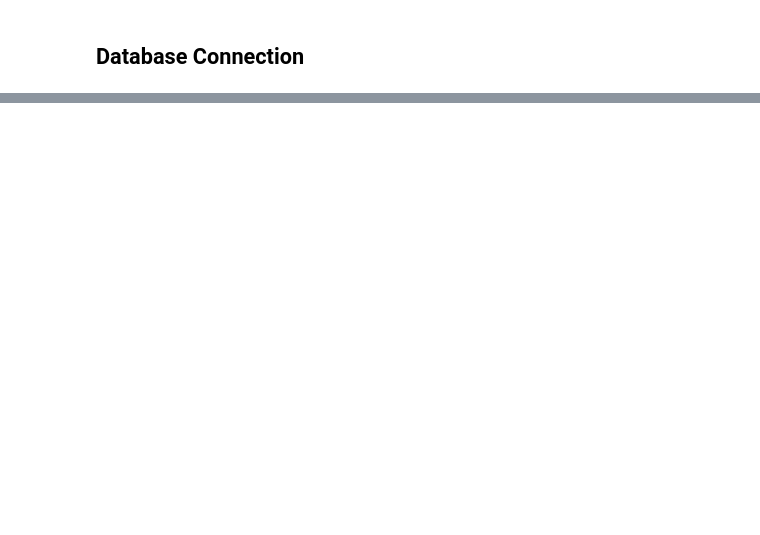
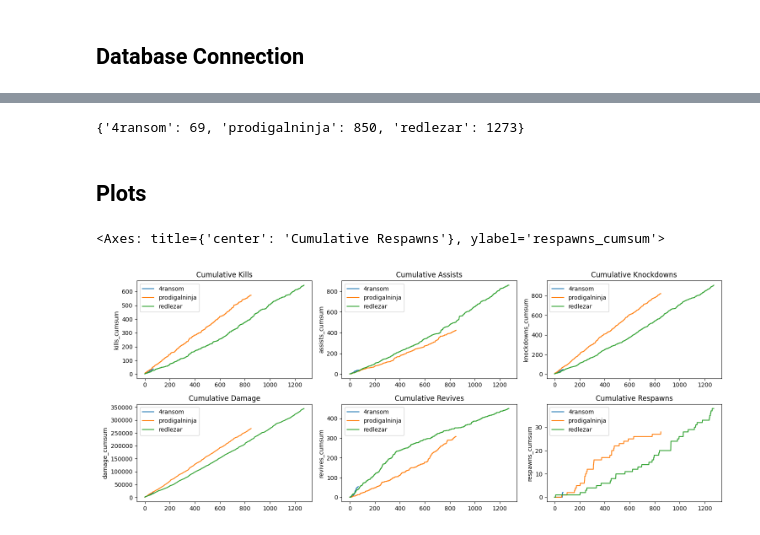
Before and after one commit to eqnguyen/apex-ocr-server, a Jupyter notebook: notebooks/data_explorer.ipynb, the cells around one changed output, grey strips where cells are left out. Drawn from its saved outputs; the diff is of its cells as text; code cells hidden in the pictures; blank space fills up the shorter version.

Commit message:
Add notebook with preliminary results for CCC clan

```diff
--- a/notebooks/data_explorer.ipynb
+++ b/notebooks/data_explorer.ipynb
@@ -37,0 +21,3 @@ TypeError: getattr(): attribute name must be string
+# %%
+db_conn = ApexDatabaseApi(config=DATABASE_YML_FILE)
+session = db_conn.session
@@ -37,0 +26,4 @@ TypeError: getattr(): attribute name must be string
+# %%
+match_results = session.query(MatchResult).all()
+player_match_results = session.query(PlayerMatchResult).all()
+ccc_players = session.query(Clan).filter(Clan.tag == "ccc").first().players
@@ -37,0 +58,50 @@ TypeError: getattr(): attribute name must be string
+# %%
+game_count = {}
+for player in ccc_players:
+    game_count[player.name] = len(ccc_pmr_dict[player.name])
+game_count
+# %% [output]
+{'4ransom': 69, 'prodigalninja': 850, 'redlezar': 1273}
+# %% [markdown]
+## Plots
+# %%
+fig, axs = plt.subplots(2, 3, figsize=(15, 6), tight_layout=True)
+
+# Kills
+axs[0][0].set_title("Cumulative Kills")
+sns.lineplot(x=range(game_count["4ransom"]), y="kills_cumsum", data=ccc_pmr_dict["4ransom"], label="4ransom", ax=axs[0][0])
+sns.lineplot(x=range(game_count["prodigalninja"]), y="kills_cumsum", data=ccc_pmr_dict["prodigalninja"], label="prodigalninja", ax=axs[0][0])
+sns.lineplot(x=range(game_count["redlezar"]), y="kills_cumsum", data=ccc_pmr_dict["redlezar"], label="redlezar", ax=axs[0][0])
+
+# Assists
+axs[0][1].set_title("Cumulative Assists")
+sns.lineplot(x=range(game_count["4ransom"]), y="assists_cumsum", data=ccc_pmr_dict["4ransom"], label="4ransom", ax=axs[0][1])
+sns.lineplot(x=range(game_count["prodigalninja"]), y="assists_cumsum", data=ccc_pmr_dict["prodigalninja"], label="prodigalninja", ax=axs[0][1])
+sns.lineplot(x=range(game_count["redlezar"]), y="assists_cumsum", data=ccc_pmr_dict["redlezar"], label="redlezar", ax=axs[0][1])
+
+# Knockdowns
+axs[0][2].set_title("Cumulative Knockdowns")
+sns.lineplot(x=range(game_count["4ransom"]), y="knockdowns_cumsum", data=ccc_pmr_dict["4ransom"], label="4ransom", ax=axs[0][2])
+sns.lineplot(x=range(game_count["prodigalninja"]), y="knockdowns_cumsum", data=ccc_pmr_dict["prodigalninja"], label="prodigalninja", ax=axs[0][2])
+sns.lineplot(x=range(game_count["redlezar"]), y="knockdowns_cumsum", data=ccc_pmr_dict["redlezar"], label="redlezar", ax=axs[0][2])
+
+# Damage
+axs[1][0].set_title("Cumulative Damage")
+sns.lineplot(x=range(game_count["4ransom"]), y="damage_cumsum", data=ccc_pmr_dict["4ransom"], label="4ransom", ax=axs[1][0])
+sns.lineplot(x=range(game_count["prodigalninja"]), y="damage_cumsum", data=ccc_pmr_dict["prodigalninja"], label="prodigalninja", ax=axs[1][0])
+sns.lineplot(x=range(game_count["redlezar"]), y="damage_cumsum", data=ccc_pmr_dict["redlezar"], label="redlezar", ax=axs[1][0])
+
+# Revives
+axs[1][1].set_title("Cumulative Revives")
+sns.lineplot(x=range(game_count["4ransom"]), y="revives_cumsum", data=ccc_pmr_dict["4ransom"], label="4ransom", ax=axs[1][1])
+sns.lineplot(x=range(game_count["prodigalninja"]), y="revives_cumsum", data=ccc_pmr_dict["prodigalninja"], label="prodigalninja", ax=axs[1][1])
+sns.lineplot(x=range(game_count["redlezar"]), y="revives_cumsum", data=ccc_pmr_dict["redlezar"], label="redlezar", ax=axs[1][1])
+
+# Respawns
+axs[1][2].set_title("Cumulative Respawns")
+sns.lineplot(x=range(game_count["4ransom"]), y="respawns_cumsum", data=ccc_pmr_dict["4ransom"], label="4ransom", ax=axs[1][2])
+sns.lineplot(x=range(game_count["prodigalninja"]), y="respawns_cumsum", data=ccc_pmr_dict["prodigalninja"], label="prodigalninja", ax=axs[1][2])
+sns.lineplot(x=range(game_count["redlezar"]), y="respawns_cumsum", data=ccc_pmr_dict["redlezar"], label="redlezar", ax=axs[1][2])
+# %% [output]
+<Axes: title={'center': 'Cumulative Respawns'}, ylabel='respawns_cumsum'>
+[figure, added]
```
Also changed, not shown: parts of 12 cells of this notebook.
